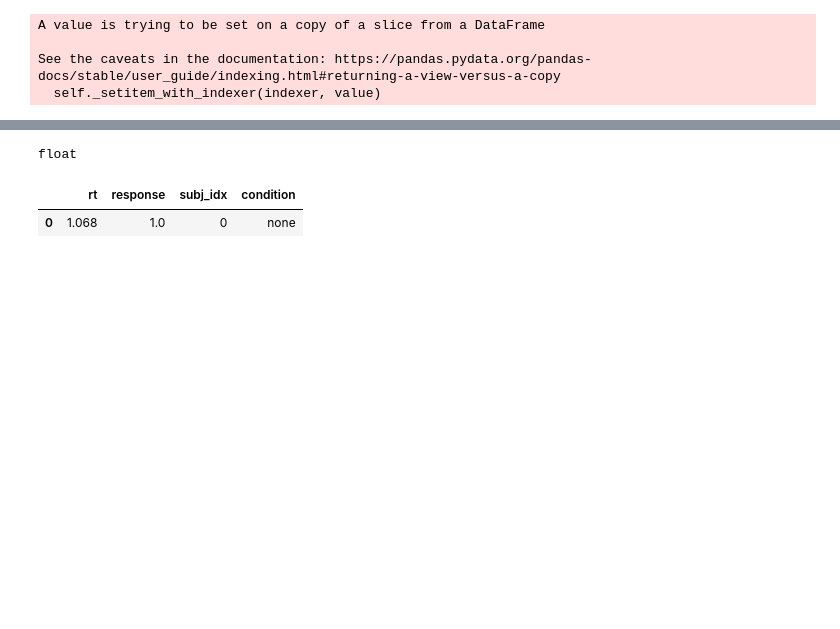
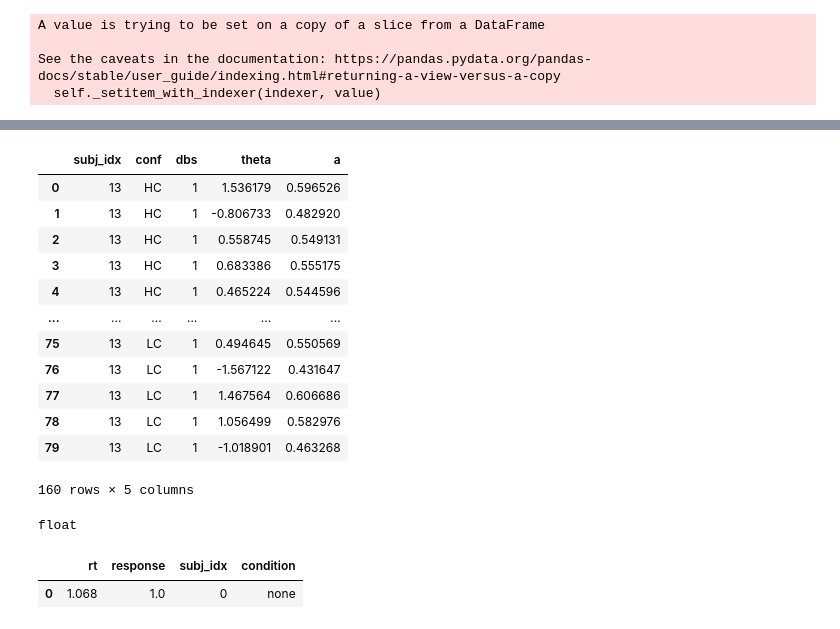
Before and after one commit to hcp4715/dockerHDDM_Guide, a Jupyter notebook: temp/HDDM_Primer_SM_Params_Recov.ipynb, the cells around one changed output, grey strips where cells are left out. Drawn from its saved outputs; the diff is of its cells as text; code cells hidden in the pictures; blank space fills up the shorter version.

```diff
--- a/temp/HDDM_Primer_SM_Params_Recov.ipynb
+++ b/temp/HDDM_Primer_SM_Params_Recov.ipynb
@@ -315,3 +503,19 @@ See the caveats in the documentation: https://pandas.pydata.org/pandas-docs/stab
+# %%
+tmp_df_on
+# %% [output]
+|  | subj_idx | conf | dbs | theta | a |
+| 0 | 13 | HC | 1 | 1.536179 | 0.596526 |
+| 1 | 13 | HC | 1 | -0.806733 | 0.482920 |
+| 2 | 13 | HC | 1 | 0.558745 | 0.549131 |
+| 3 | 13 | HC | 1 | 0.683386 | 0.555175 |
+| 4 | 13 | HC | 1 | 0.465224 | 0.544596 |
+| ... | ... | ... | ... | ... | ... |
+| 75 | 13 | LC | 1 | 0.494645 | 0.550569 |
+| 76 | 13 | LC | 1 | -1.567122 | 0.431647 |
+| 77 | 13 | LC | 1 | 1.467564 | 0.606686 |
+| 78 | 13 | LC | 1 | 1.056499 | 0.582976 |
+| 79 | 13 | LC | 1 | -1.018901 | 0.463268 |
+160 rows × 5 columns
 # %%
 type(tmp_df['v'].iloc[0])
 # %% [output]
```
Also changed, not shown: parts of 6 cells of this notebook.
